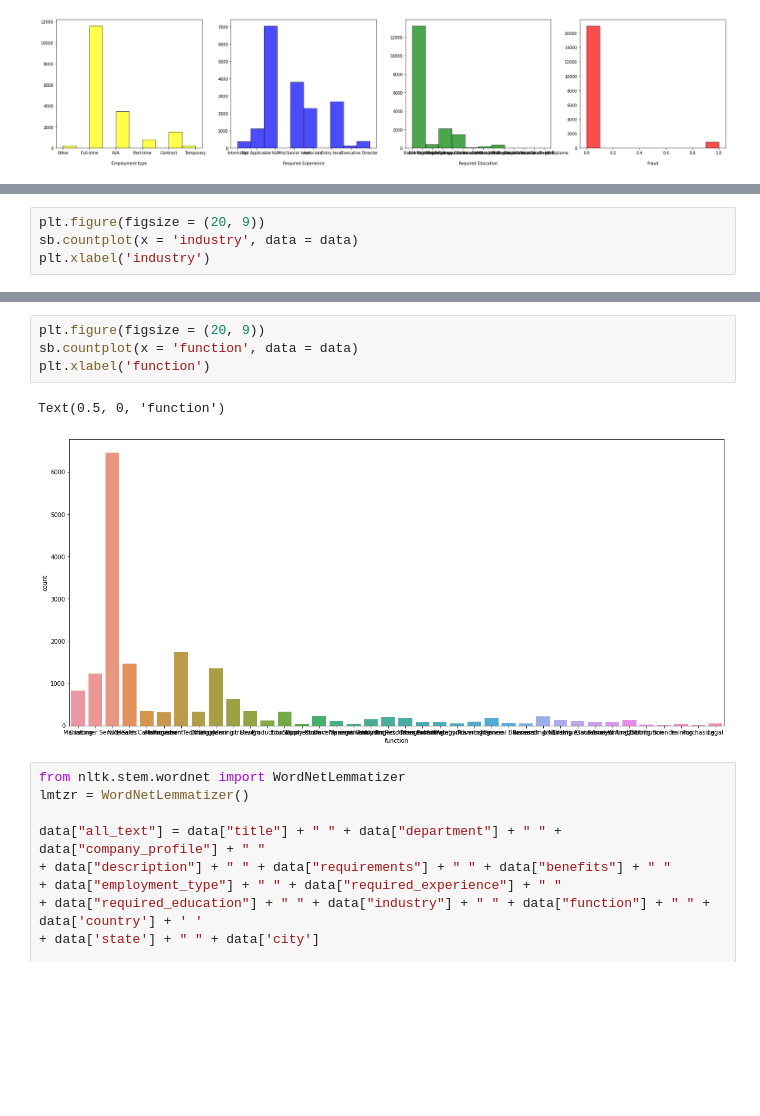
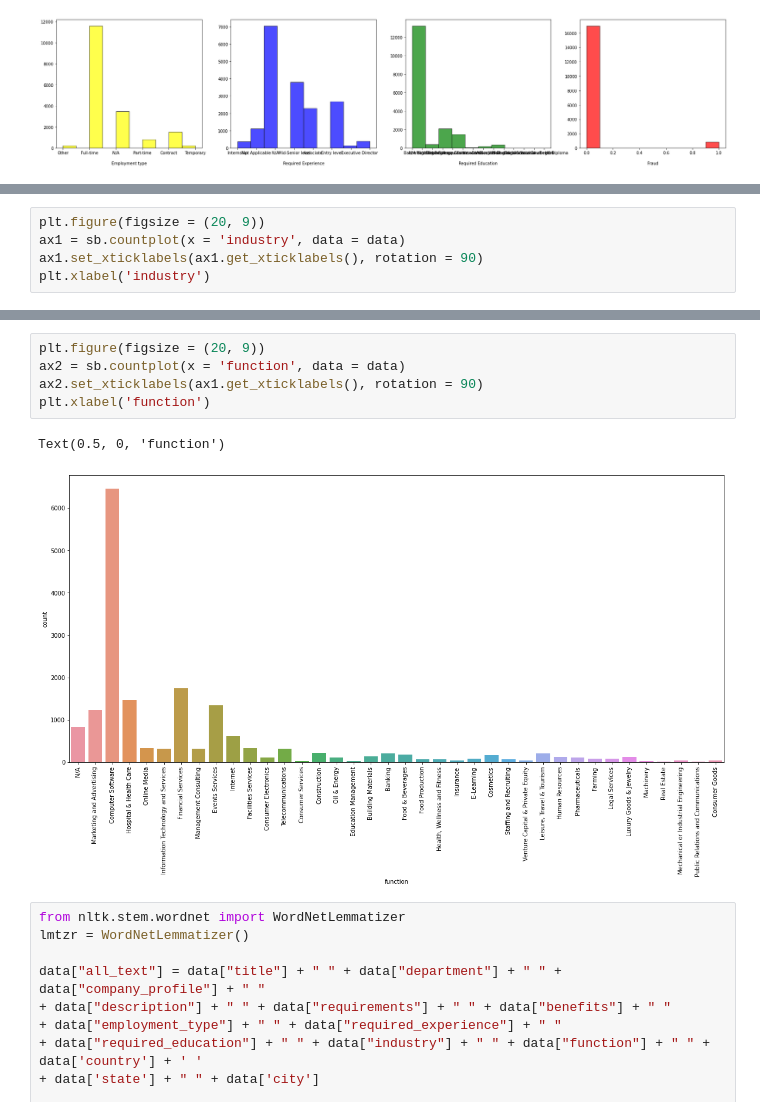
Before and after one commit to haorzeng1997/NLP-Fake-Job-Posting-Detection, a Jupyter notebook: Biyun rfr-Copy1.ipynb, the cells around one changed output, grey strips where cells are left out. Cells and saved outputs as stored; diff of their text form; blank space fills up the shorter version.

```diff
--- a/Biyun rfr-Copy1.ipynb
+++ b/Biyun rfr-Copy1.ipynb
@@ -119,6 +128,7 @@ Text(0.5, 0, '\nFraud')
 # %%
 plt.figure(figsize = (20, 9))
-sb.countplot(x = 'industry', data = data)
+ax1 = sb.countplot(x = 'industry', data = data)
+ax1.set_xticklabels(ax1.get_xticklabels(), rotation = 90)
 plt.xlabel('industry')
 # %% [output]
 Text(0.5, 0, 'industry')
@@ -126,10 +136,11 @@ Text(0.5, 0, 'industry')
 # %%
 plt.figure(figsize = (20, 9))
-sb.countplot(x = 'function', data = data)
+ax2 = sb.countplot(x = 'function', data = data)
+ax2.set_xticklabels(ax1.get_xticklabels(), rotation = 90)
 plt.xlabel('function')
 # %% [output]
 Text(0.5, 0, 'function')
-[figure, old version]
+[figure, new version]
 # %%
 from nltk.stem.wordnet import WordNetLemmatizer
 lmtzr = WordNetLemmatizer()
```
Also changed, not shown: parts of 19 cells of this notebook.
